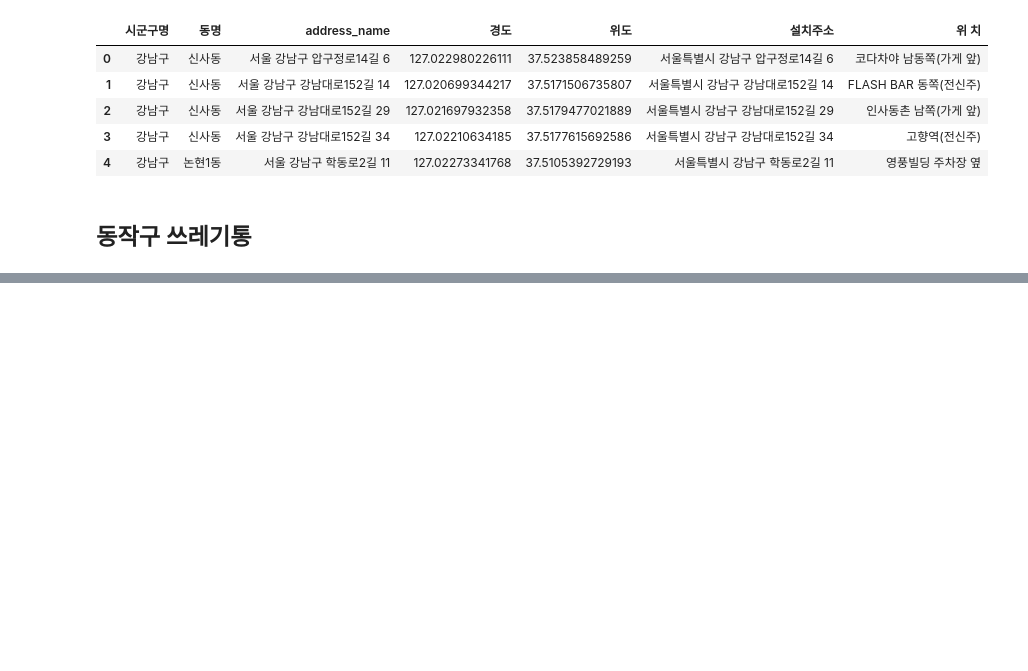
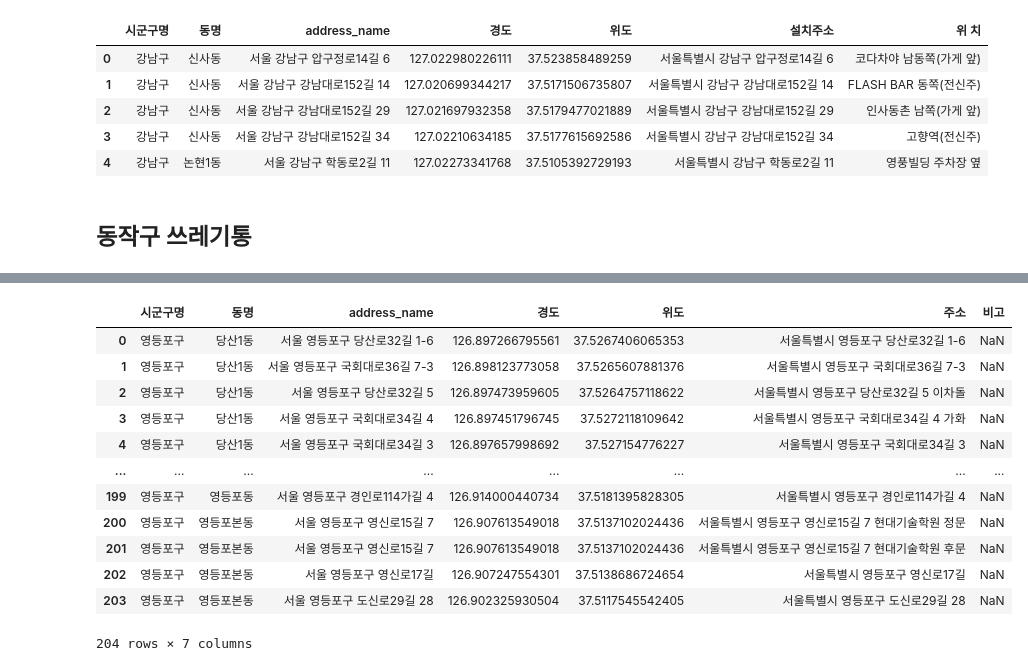
Before and after one commit to HyenC/CigaretteButtBins, a Jupyter notebook: 쓰레기통위경도매칭.ipynb, the cells around one changed output, grey strips where cells are left out. Saved outputs shown, nothing was run; the diff lists cells and outputs as text; code cells hidden in the pictures; blank space fills up the shorter version.

```diff
--- a/쓰레기통위경도매칭.ipynb
+++ b/쓰레기통위경도매칭.ipynb
@@ -328,0 +482,8 @@ seocho_cbb.head()
+# %%
+yeongdeunglist = []
+for i in list(yeongdeung_cbb['주소']):
+    try:
+        yeongdeunglist.append(GetLatLng(i))
+    except Exception as e:
+        print(f'주소 검색 오류 {i}: {e}')
+        yeongdeunglist.append(None)
@@ -328,0 +565,4 @@ seocho_cbb.head()
+# %%
+yeongdeung_latlng = pd.DataFrame(yeongdeunglist)
+yeongdeung_latlng.columns = ['address_name', '경도', '위도', '주소']
+yeongdeung_latlng.head()
@@ -328,0 +576,5 @@ seocho_cbb.head()
+# %%
+yeongdeung_m = pd.merge(yeongdeung_latlng, yeongdeung_cbb, on=['주소'], how='left')
+yeongdeung_m.drop_duplicates
+print(yeongdeung_m.shape)
+yeongdeung_m.head()
@@ -328,0 +589,18 @@ seocho_cbb.head()
+# %%
+yeongdeung_m['시군구명']='영등포구'
+# %%
+yeongdeung_m[['시군구명', '동명', 'address_name', '경도', '위도', '주소', '비고']]
+# %% [output]
+|  | 시군구명 | 동명 | address_name | 경도 | 위도 | 주소 | 비고 |
+| 0 | 영등포구 | 당산1동 | 서울 영등포구 당산로32길 1-6 | 126.897266795561 | 37.5267406065353 | 서울특별시 영등포구 당산로32길 1-6 | NaN |
+| 1 | 영등포구 | 당산1동 | 서울 영등포구 국회대로36길 7-3 | 126.898123773058 | 37.5265607881376 | 서울특별시 영등포구 국회대로36길 7-3 | NaN |
+| 2 | 영등포구 | 당산1동 | 서울 영등포구 당산로32길 5 | 126.897473959605 | 37.5264757118622 | 서울특별시 영등포구 당산로32길 5 이차돌 | NaN |
+| 3 | 영등포구 | 당산1동 | 서울 영등포구 국회대로34길 4 | 126.897451796745 | 37.5272118109642 | 서울특별시 영등포구 국회대로34길 4 가화 | NaN |
+| 4 | 영등포구 | 당산1동 | 서울 영등포구 국회대로34길 3 | 126.897657998692 | 37.527154776227 | 서울특별시 영등포구 국회대로34길 3 | NaN |
+| ... | ... | ... | ... | ... | ... | ... | ... |
+| 199 | 영등포구 | 영등포동 | 서울 영등포구 경인로114가길 4 | 126.914000440734 | 37.5181395828305 | 서울특별시 영등포구 경인로114가길 4 | NaN |
+| 200 | 영등포구 | 영등포본동 | 서울 영등포구 영신로15길 7 | 126.907613549018 | 37.5137102024436 | 서울특별시 영등포구 영신로15길 7 현대기술학원 정문 | NaN |
+| 201 | 영등포구 | 영등포본동 | 서울 영등포구 영신로15길 7 | 126.907613549018 | 37.5137102024436 | 서울특별시 영등포구 영신로15길 7 현대기술학원 후문 | NaN |
+| 202 | 영등포구 | 영등포본동 | 서울 영등포구 영신로17길 | 126.907247554301 | 37.5138686724654 | 서울특별시 영등포구 영신로17길 | NaN |
+| 203 | 영등포구 | 영등포본동 | 서울 영등포구 도신로29길 28 | 126.902325930504 | 37.5117545542405 | 서울특별시 영등포구 도신로29길 28 | NaN |
+204 rows × 7 columns
```
Also changed, not shown: parts of 81 cells of this notebook.
